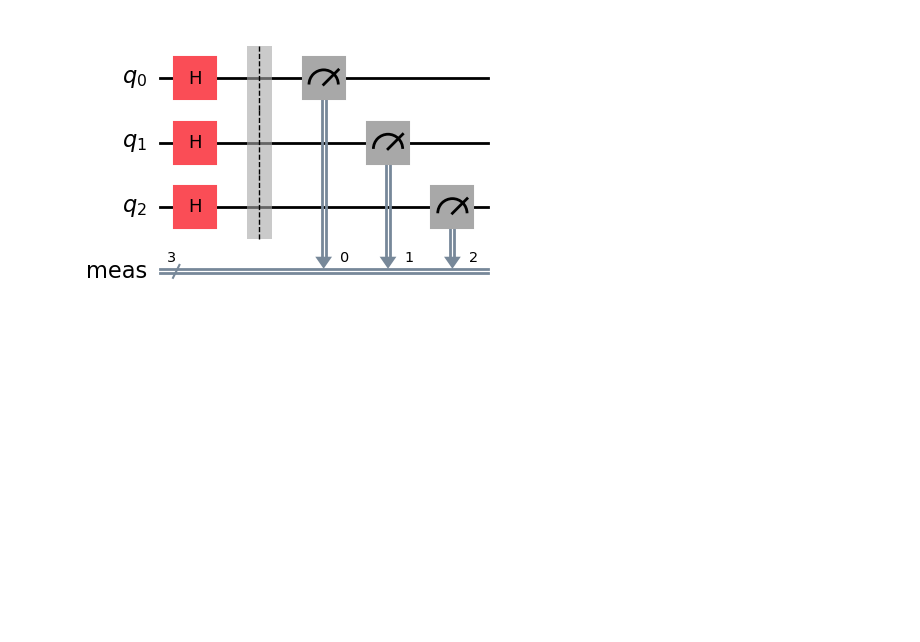
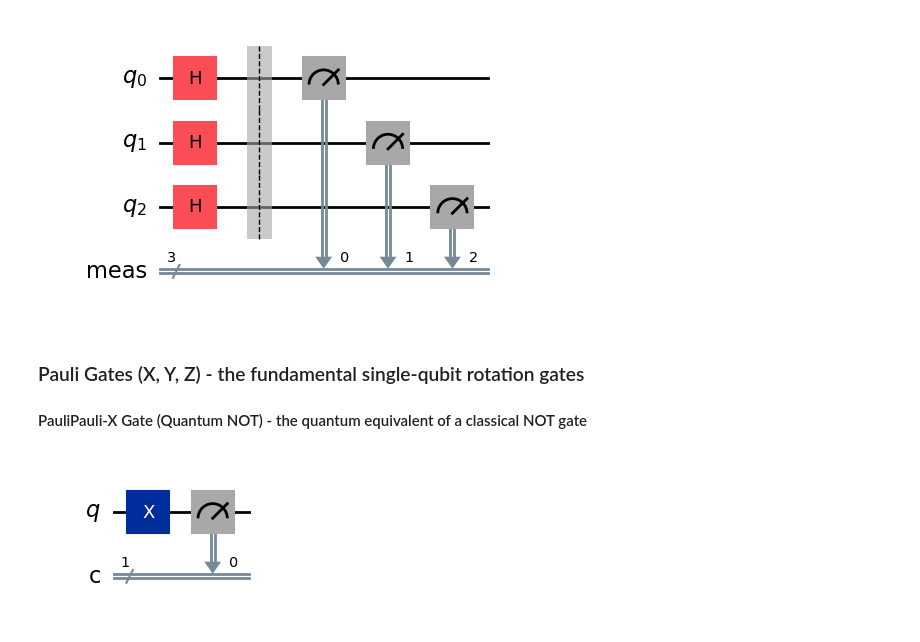
Before and after one commit to priscillalea/quantum-software.ipynb, a Jupyter notebook: quantum-study.ipynb, the cells around one changed output. Saved outputs shown, nothing was run; the diff lists cells and outputs as text; code cells hidden in the pictures; blank space fills up the shorter version.

```diff
--- a/quantum-study.ipynb
+++ b/quantum-study.ipynb
@@ -64,3 +64,18 @@ qc.measure_all()
 qc.draw('mpl')
 # %% [output]
 [figure]
+# %% [markdown]
+### Pauli Gates (X, Y, Z) - the fundamental single-qubit rotation gates
+#### PauliPauli-X Gate (Quantum NOT) - the quantum equivalent of a classical NOT gate
+# %%
+qc = QuantumCircuit(1, 1)
+
+# Apply Pauli-X gate
+qc.x(0)
+
+# Measure
+qc.measure(0, 0)
+
+qc.draw('mpl')
+# %% [output]
+[figure, added]
```
Also changed, not shown: parts of 9 cells of this notebook.
